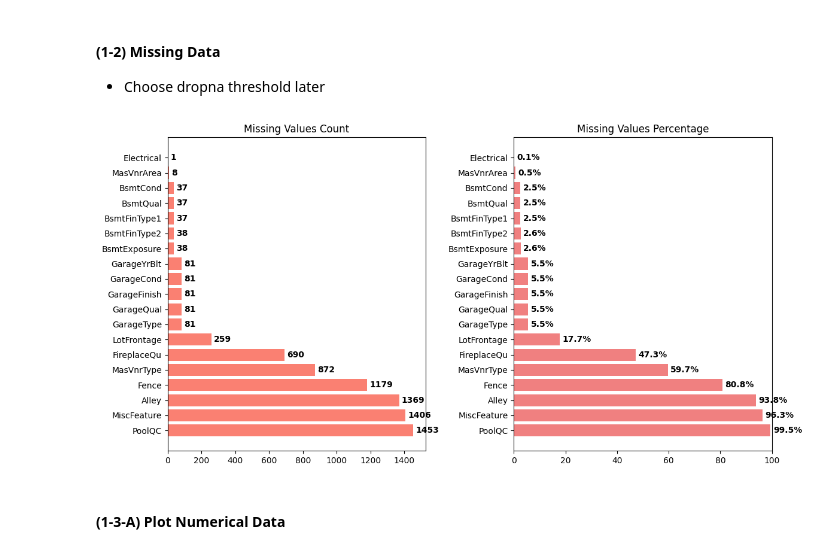
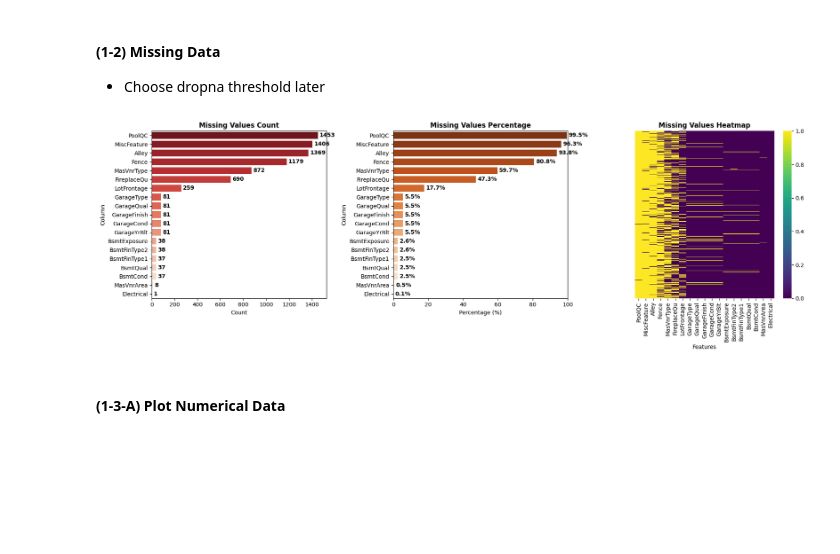
Before and after one commit to Yan4S/DataAnalysis, a Jupyter notebook: House.ipynb, the cells around one changed output. Cells and saved outputs as stored; diff of their text form; code cells hidden in the pictures; blank space fills up the shorter version.

```diff
--- a/House.ipynb
+++ b/House.ipynb
@@ -71,58 +127,67 @@ Categorical Features (43):
 #### (1-2) Missing Data
 * Choose dropna threshold later
 # %%
-def plot_missing_values(X: pd.DataFrame, col_names: Optional[List[str]] = None):
-    """Plot missing values with numbers on bars"""
+def plot_missing_values(X: pd.DataFrame, col_names: Optional[List[str]] = None,
+                       figsize: tuple = (18, 6)) -> None:
+    """
+    Plot missing values with bar charts and heatmap using seaborn.
+    """
     if col_names is None:
         data_to_plot = X
     else:
         data_to_plot = X[col_names]
 
     missing_count = data_to_plot.isnull().sum()
     missing_pct = (missing_count / len(data_to_plot)) * 100
     missing_data = pd.DataFrame({
         'Column': missing_count.index,
         'Missing_Count': missing_count.values,
         'Missing_Percent': missing_pct.values
     }).sort_values('Missing_Percent', ascending=False)
     missing_data = missing_data[missing_data['Missing_Count'] > 0]
 
     if missing_data.empty:
         logging.info("No missing values found")
         return
 
-    fig, (ax1, ax2) = plt.subplots(1, 2, figsize=(12, 6))
+    fig, (ax1, ax2, ax3) = plt.subplots(1, 3, figsize=figsize)
 
-    # Count plot
-    bars1 = ax1.barh(missing_data['Column'], missing_data['Missing_Count'], color='salmon')
-    ax1.set_title('Missing Values Count')
+    # Count plot with seaborn
+    sns.barplot(data=missing_data, y='Column', x='Missing_Count', hue='Column',
+                palette='Reds_r', ax=ax1, legend=False)
+    ax1.set_title('Missing Values Count', fontweight='bold')
+    ax1.set_xlabel('Count')
 
     # Add numbers on count bars
-    for bar in bars1:
-        width = bar.get_width()
-        ax1.text(width + (max(missing_data['Missing_Count']) * 0.01),
-                bar.get_y() + bar.get_height()/2,
-                f'{int(width)}',
+    for i, (_, row) in enumerate(missing_data.iterrows()):
+        ax1.text(row['Missing_Count'] + (max(missing_data['Missing_Count']) * 0.01),
+                i, f'{int(row["Missing_Count"])}',
                 ha='left', va='center', fontweight='bold')
 
-    # Percentage plot
-    bars2 = ax2.barh(missing_data['Column'], missing_data['Missing_Percent'], color='lightcoral')
-    ax2.set_title('Missing Values Percentage')
+    # Percentage plot with seaborn
+    sns.barplot(data=missing_data, y='Column', x='Missing_Percent', hue='Column',
+                palette='Oranges_r', ax=ax2, legend=False)
+    ax2.set_title('Missing Values Percentage', fontweight='bold')
+    ax2.set_xlabel('Percentage (%)')
     ax2.set_xlim(0, 100)
 
     # Add numbers on percentage bars
-    for bar in bars2:
-        width = bar.get_width()
-        ax2.text(width + 1,  # Small offset from the end of the bar
-                bar.get_y() + bar.get_height()/2,
-                f'{width:.1f}%',
+    for i, (_, row) in enumerate(missing_data.iterrows()):
+        ax2.text(row['Missing_Percent'] + 1, i, f'{row["Missing_Percent"]:.1f}%',
                 ha='left', va='center', fontweight='bold')
+
+    # Missing values heatmap
+    missing_matrix = data_to_plot[missing_data['Column']].isnull()
+    sns.heatmap(missing_matrix, cbar=True, yticklabels=False, cmap='viridis', ax=ax3)
+    ax3.set_title('Missing Values Heatmap', fontweight='bold')
+    ax3.set_xlabel('Features')
 
     plt.tight_layout()
     plt.show()
+
 plot_missing_values(raw_X_train)
 # %% [output]
-[figure, old version]
+[figure, new version]
 # %% [markdown]
 #### (1-3-A) Plot Numerical Data
 # %%
```
Also changed, not shown: parts of 6 cells of this notebook.
